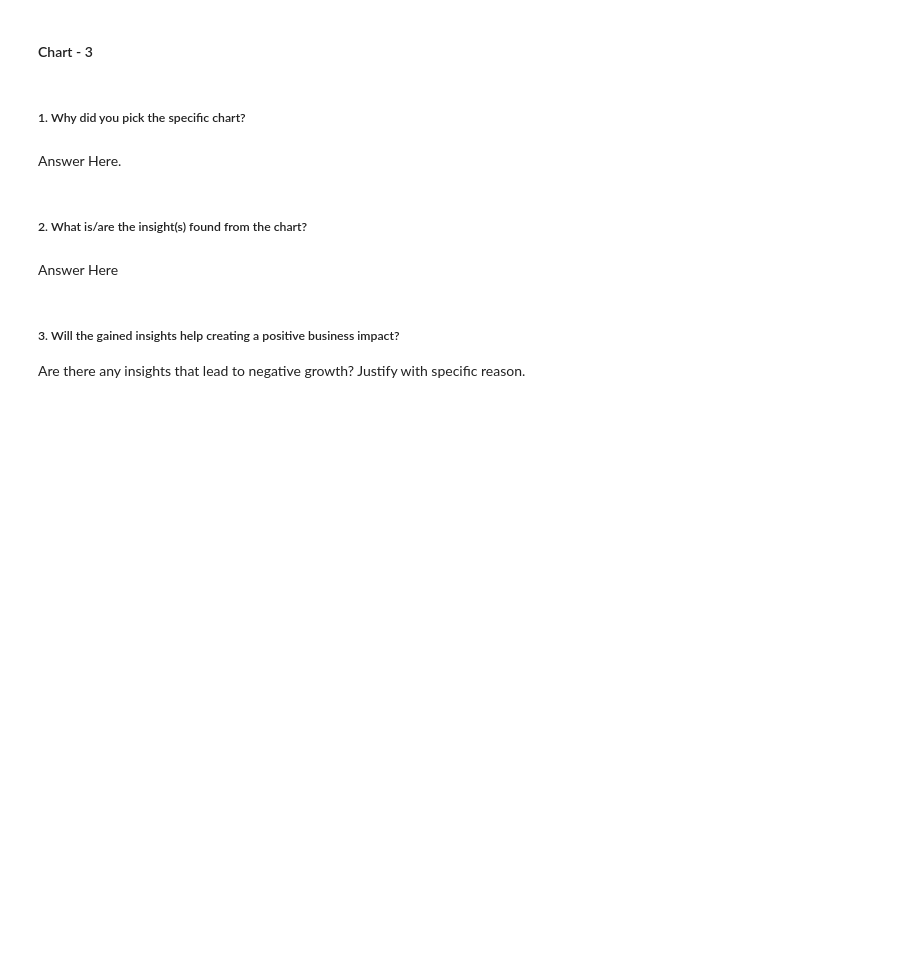
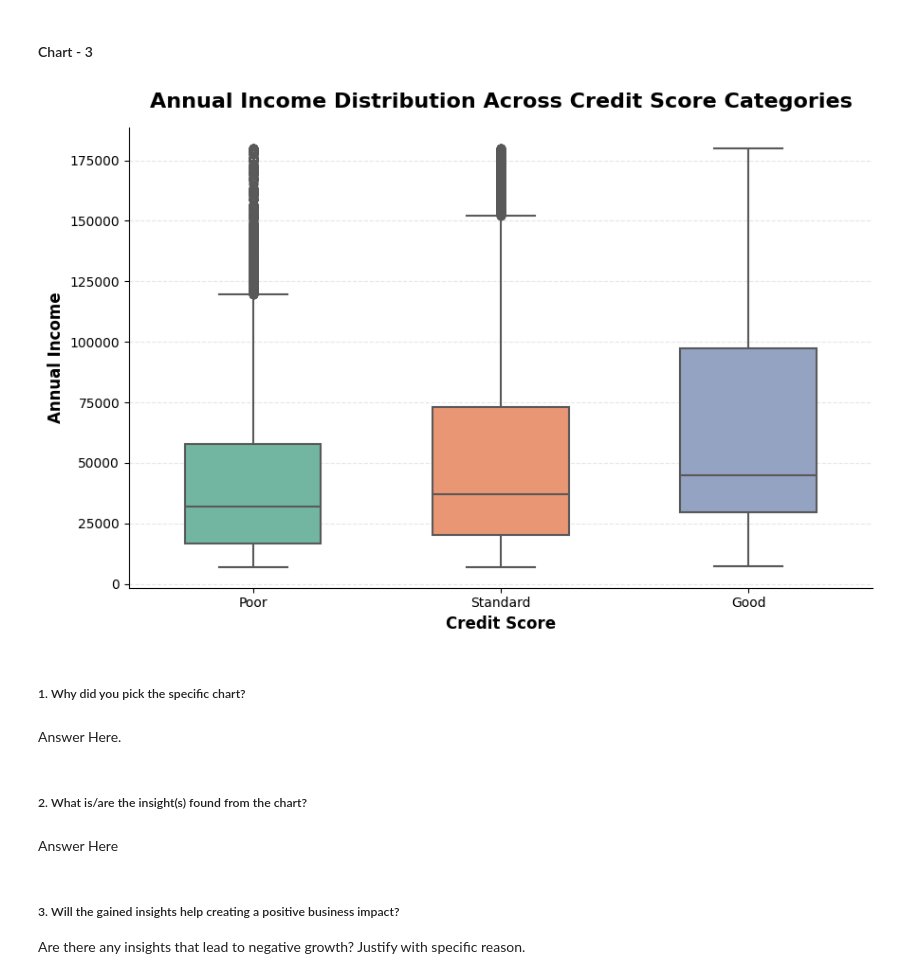
Before and after one commit to Shuvam-2000/Paisa-Bazar-Bank-Fraud-Analysis, a Jupyter notebook: Paisa_Bazar_Bank_Fraud_Analysis.ipynb, the cells around one changed output. Saved outputs shown, nothing was run; the diff lists cells and outputs as text; code cells hidden in the pictures; blank space fills up the shorter version.

```diff
--- a/Paisa_Bazar_Bank_Fraud_Analysis.ipynb
+++ b/Paisa_Bazar_Bank_Fraud_Analysis.ipynb
@@ -937,3 +998,31 @@ Answer Here
+# %%
+# Chart - 3 visualization code
+plt.figure(figsize=(9, 6))
+
+sns.boxplot(
+    data=data_copy,
+    x='Credit_Score',
+    y='Annual_Income',
+    order=['Poor', 'Standard', 'Good'],
+    palette='Set2',
+    linewidth=1.5,
+    width=0.55,
+)
+
+plt.title("Annual Income Distribution Across Credit Score Categories",
+          fontsize=16, fontweight='bold', pad=15)
+
+plt.xlabel("Credit Score", fontsize=12, fontweight='bold')
+plt.ylabel("Annual Income", fontsize=12, fontweight='bold')
+
+plt.grid(axis='y', linestyle='--', alpha=0.3)
+
+sns.despine()
+
+plt.tight_layout()
+plt.show()
+# %% [output]
+[figure, added]
 # %% [markdown]
 ##### 1. Why did you pick the specific chart?
 # %% [markdown]
```
Also changed, not shown: parts of 17 cells of this notebook.
